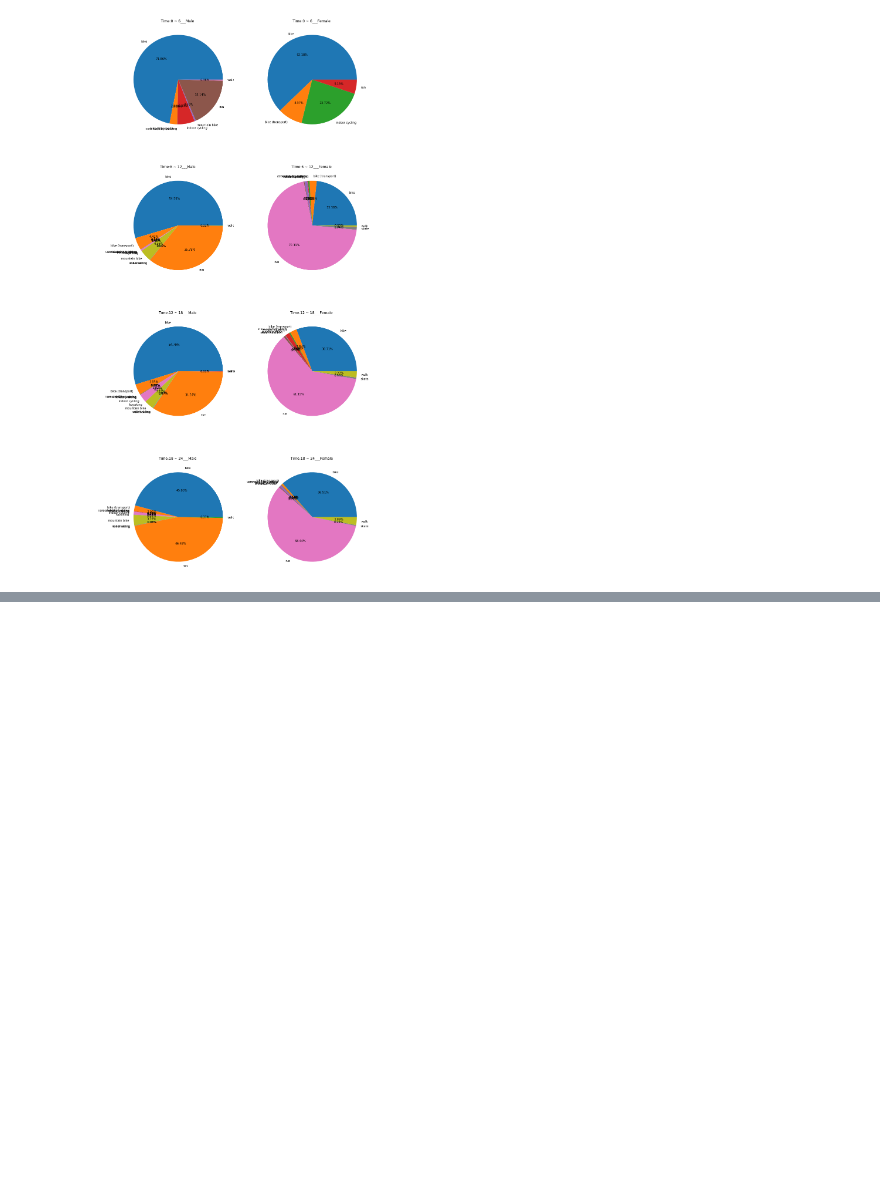
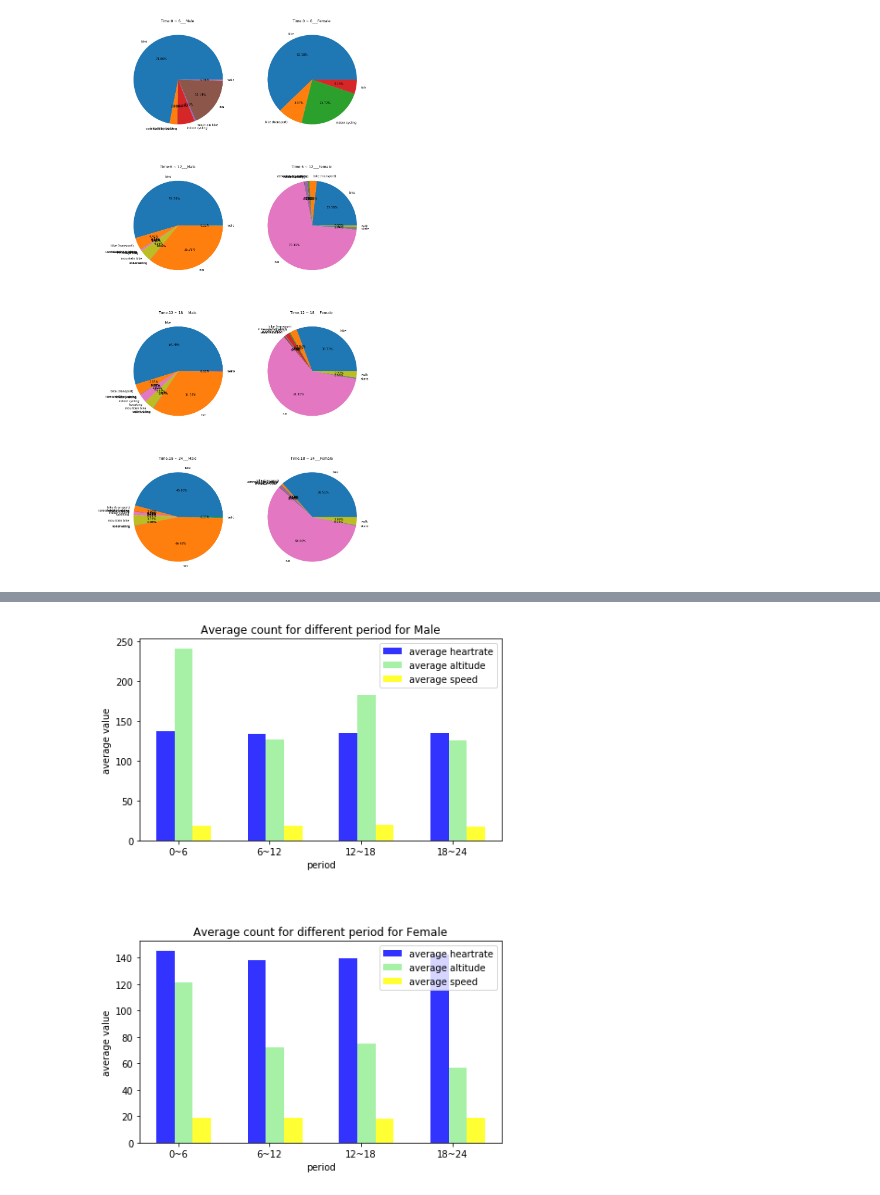
Before and after one commit to TuanTTranCS/concordia-bigdata-project, a Jupyter notebook: BigData_Project_Yefei.ipynb, the cells around one changed output, grey strips where cells are left out. Saved outputs shown, nothing was run; the diff lists cells and outputs as text; code cells hidden in the pictures; blank space fills up the shorter version.

```diff
--- a/BigData_Project_Yefei.ipynb
+++ b/BigData_Project_Yefei.ipynb
@@ -520,0 +722,6 @@ for i in range(8):
+# %%
+InteractiveShell.ast_node_interactivity = "all"
+dftimeMIN=dftimeM0.join(dftimeM1, 'sport', 'inner').join(dftimeM2, 'sport', 'inner').join(dftimeM3, 'sport', 'inner')
+dftimeMIN.toPandas()
+dftimeFMIN=dftimeFM0.join(dftimeFM1, 'sport', 'inner').join(dftimeFM2, 'sport', 'inner').join(dftimeFM3, 'sport', 'inner')
+dftimeFMIN.toPandas()
@@ -520,0 +743,54 @@ for i in range(8):
+# %%
+InteractiveShell.ast_node_interactivity = "none"
+MaverageHeartRate=[]
+MaverageAltitude=[]
+MaverageSpeed=[]
+for i in range(4):
+    MaverageHeartRate.append(mean(dftimeMIN.rdd.map(lambda row: row['MreAvgSptAvgHeartRate'+str(i)]).collect()))
+    MaverageAltitude.append(mean(dftimeMIN.rdd.map(lambda row: row['MreAvgSptAvgAltitude'+str(i)]).collect()))
+    MaverageSpeed.append(mean(dftimeMIN.rdd.map(lambda row: row['MreAvgSptAvgSpeed'+str(i)]).collect()))
+
+FMaverageHeartRate=[]
+FMaverageAltitude=[]
+FMaverageSpeed=[]
+for i in range(4):
+    FMaverageHeartRate.append(mean(dftimeFMIN.rdd.map(lambda row: row['FMreAvgSptAvgHeartRate'+str(i)]).collect()))
+    FMaverageAltitude.append(mean(dftimeFMIN.rdd.map(lambda row: row['FMreAvgSptAvgAltitude'+str(i)]).collect()))
+    FMaverageSpeed.append(mean(dftimeFMIN.rdd.map(lambda row: row['FMreAvgSptAvgSpeed'+str(i)]).collect()))
+
+
+fig,axes=plt.subplots(2,1,figsize=(7,10))
+plt.subplots_adjust(wspace =0, hspace =0.5)
+
+bar_width=0.2
+color=['blue','lightgreen','yellow']
+timesP=['0~6','6~12','12~18','18~24']
+
+for j in range(2):
+    ax=plt.subplot(2,1,j+1)
+    plt.sca(ax)
+    if j%2==0:
+        nameStr2='M'
+        nameStr4='Male'
+    else:
+        nameStr2='FM'
+        nameStr4='Female'
+    for k in range(3):
+        if k==0:
+            nameStr6='averageHeartRate'
+            nameStr7='average heartrate'
+        elif k==1:
+            nameStr6='averageAltitude'
+            nameStr7='average altitude'
+        elif k==2:
+            nameStr6='averageSpeed'
+            nameStr7='average speed'
+        showY=locals()[nameStr2+nameStr6]
+        plt.bar(x=np.arange(len(timesP))+k*bar_width, height=showY, label=nameStr7, color=color[k], alpha=0.8, width=bar_width)
+    plt.xticks(np.arange(len(timesP))+0.7*bar_width, timesP)
+    plt.title("Average count for different period for "+nameStr4)
+    plt.legend()
+    plt.xlabel("period")
+    plt.ylabel("average value")
+# %% [output]
+[figure, added]
```
Also changed, not shown: parts of 7 cells of this notebook.
